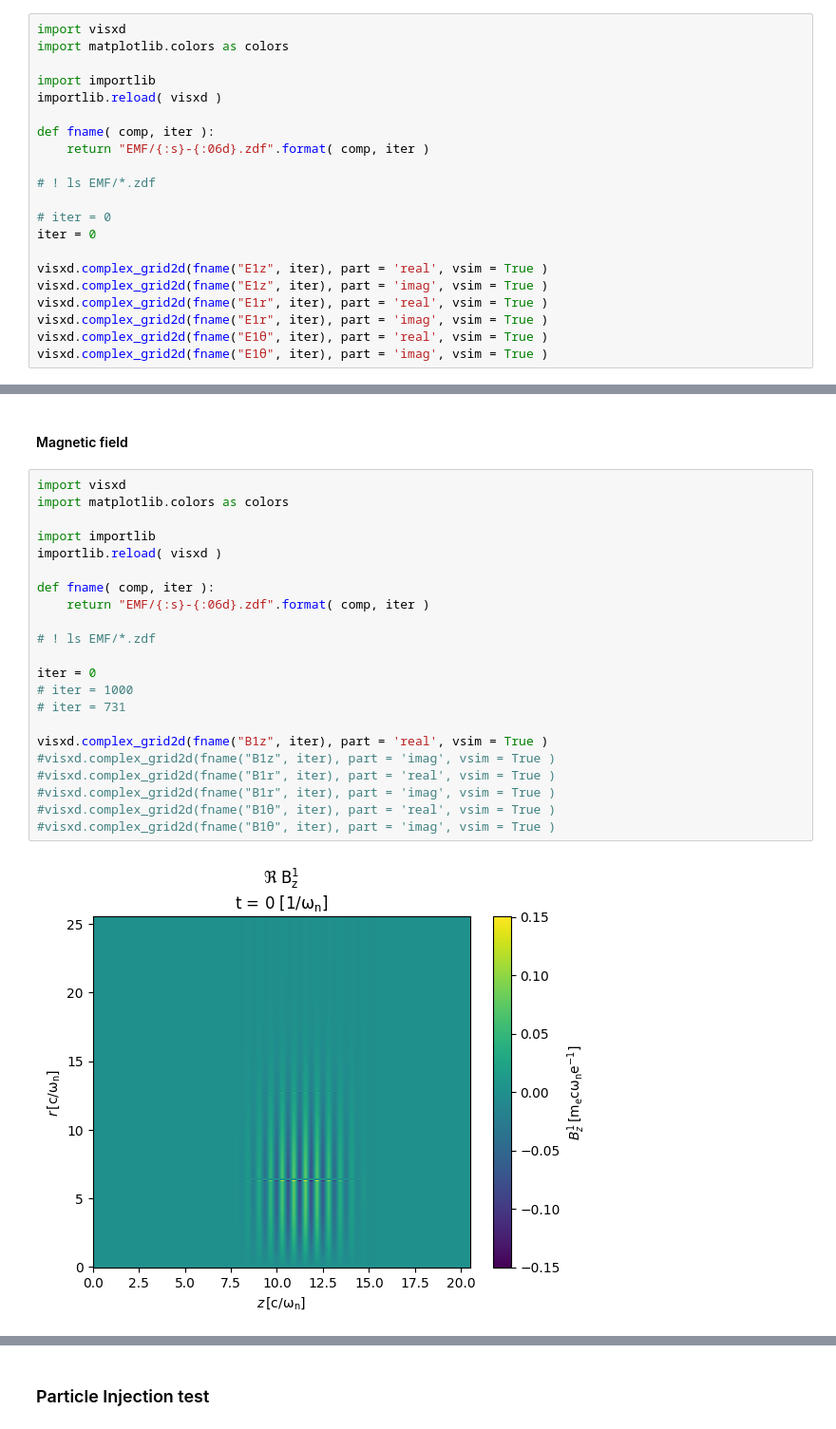
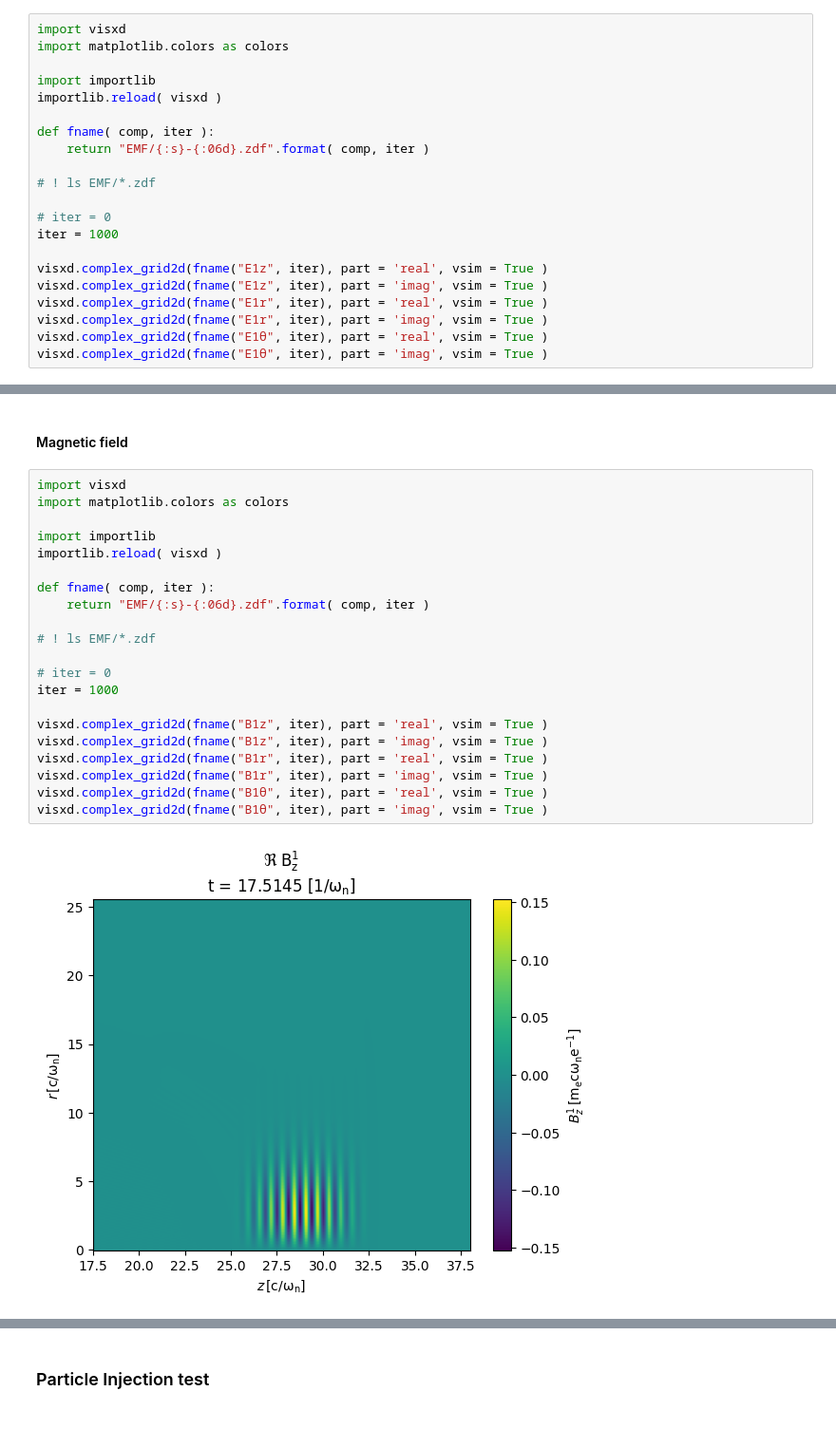
Before and after one commit to ricardo-fonseca/zpic-parallel, a Jupyter notebook: cuda-mpi/q3d/Debug-mpi.ipynb, the cells around one changed output, grey strips where cells are left out. Shown at 95% size. Cells and saved outputs as stored; diff of their text form.

```diff
--- a/cuda-mpi/q3d/Debug-mpi.ipynb
+++ b/cuda-mpi/q3d/Debug-mpi.ipynb
@@ -55,7 +55,7 @@ def fname( comp, iter ):
 # ! ls EMF/*.zdf
 
 # iter = 0
-iter = 0
+iter = 1000
 
 visxd.complex_grid2d(fname("E1z", iter), part = 'real', vsim = True )
 visxd.complex_grid2d(fname("E1z", iter), part = 'imag', vsim = True )
@@ -75,24 +75,23 @@ visxd.complex_grid2d(fname("E1θ", iter), part = 'imag', vsim = True )
 # %%
 import visxd
 import matplotlib.colors as colors
 
 import importlib
 importlib.reload( visxd )
 
 def fname( comp, iter ):
     return "EMF/{:s}-{:06d}.zdf".format( comp, iter )
 
 # ! ls EMF/*.zdf
 
-iter = 0
-# iter = 1000
-# iter = 731
+# iter = 0
+iter = 1000
 
 visxd.complex_grid2d(fname("B1z", iter), part = 'real', vsim = True )
-#visxd.complex_grid2d(fname("B1z", iter), part = 'imag', vsim = True )
-#visxd.complex_grid2d(fname("B1r", iter), part = 'real', vsim = True )
-#visxd.complex_grid2d(fname("B1r", iter), part = 'imag', vsim = True )
-#visxd.complex_grid2d(fname("B1θ", iter), part = 'real', vsim = True )
-#visxd.complex_grid2d(fname("B1θ", iter), part = 'imag', vsim = True )
+visxd.complex_grid2d(fname("B1z", iter), part = 'imag', vsim = True )
+visxd.complex_grid2d(fname("B1r", iter), part = 'real', vsim = True )
+visxd.complex_grid2d(fname("B1r", iter), part = 'imag', vsim = True )
+visxd.complex_grid2d(fname("B1θ", iter), part = 'real', vsim = True )
+visxd.complex_grid2d(fname("B1θ", iter), part = 'imag', vsim = True )
 # %% [output]
-[figure, old version]
+[figure, new version]
```
Also changed, not shown: parts of 9 cells of this notebook, 11 other files.
